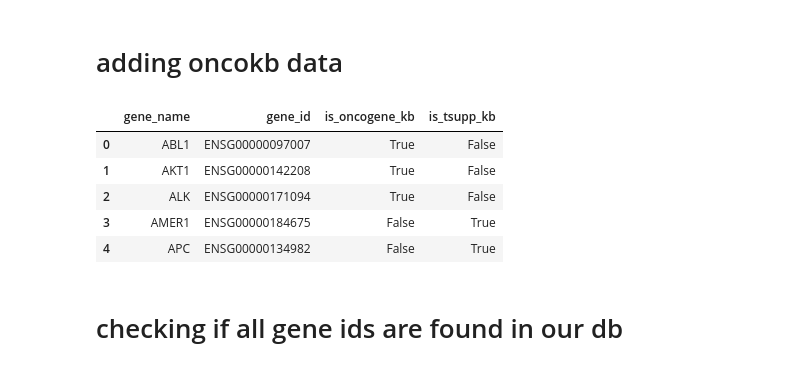
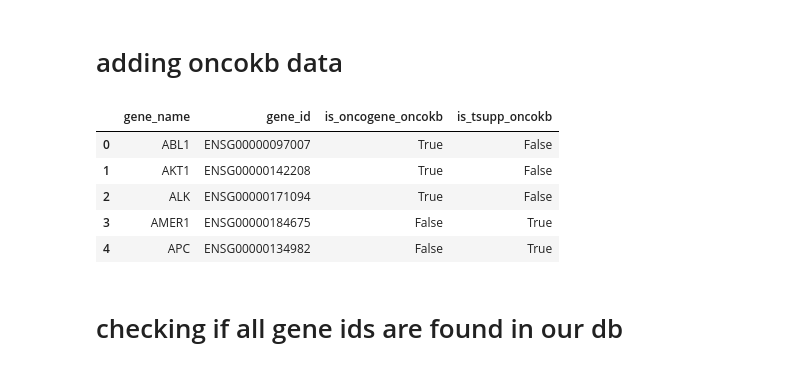
Before and after one commit to TasbasMN/mirscribe-vcf, a Jupyter notebook: data/db/genes.ipynb, the cells around one changed output. Saved outputs shown, nothing was run; the diff lists cells and outputs as text; code cells hidden in the pictures.

```diff
--- a/data/db/genes.ipynb
+++ b/data/db/genes.ipynb
@@ -139,15 +139,15 @@ dtype: int64
 # adding oncokb data
 # %%
 kb = pd.read_csv("data/oncokb/oncokb.csv", usecols=["gene_symbol", "ensembl_gene_id", "is_oncogene", "is_tumor_suppressor"])
-kb = kb.rename(columns={"gene_symbol": "gene_name", "ensembl_gene_id": "gene_id", "is_oncogene": "is_oncogene_kb", "is_tumor_suppressor": "is_tsupp_kb"})
+kb = kb.rename(columns={"gene_symbol": "gene_name", "ensembl_gene_id": "gene_id", "is_oncogene": "is_oncogene_oncokb", "is_tumor_suppressor": "is_tsupp_oncokb"})
 
 # drop columns where all bool values are false
-cols = ["is_oncogene_kb", "is_tsupp_kb"]
+cols = ["is_oncogene_oncokb", "is_tsupp_oncokb"]
 kb = kb[~(kb[cols] == False).all(axis=1)]
 
 kb.head()
 # %% [output]
-|  | gene_name | gene_id | is_oncogene_kb | is_tsupp_kb |
+|  | gene_name | gene_id | is_oncogene_oncokb | is_tsupp_oncokb |
 | 0 | ABL1 | ENSG00000097007 | True | False |
 | 1 | AKT1 | ENSG00000142208 | True | False |
 | 2 | ALK | ENSG00000171094 | True | False |
```
Also changed, not shown: parts of 25 cells of this notebook, 6 other files.
